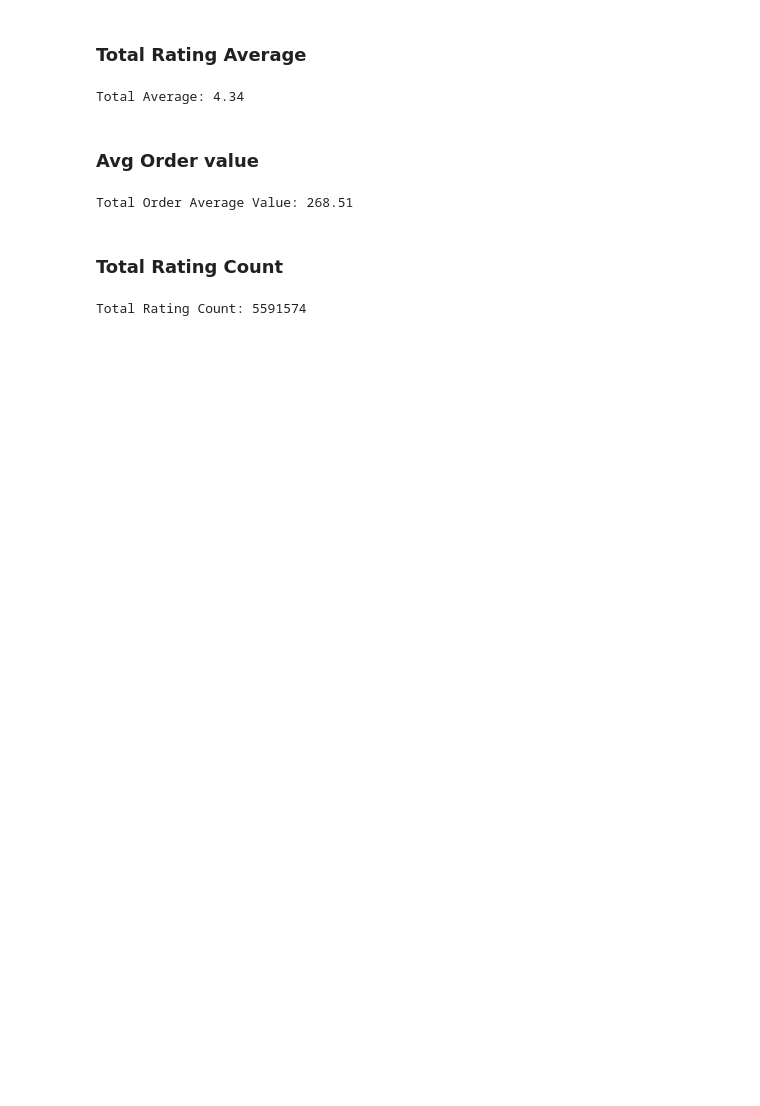
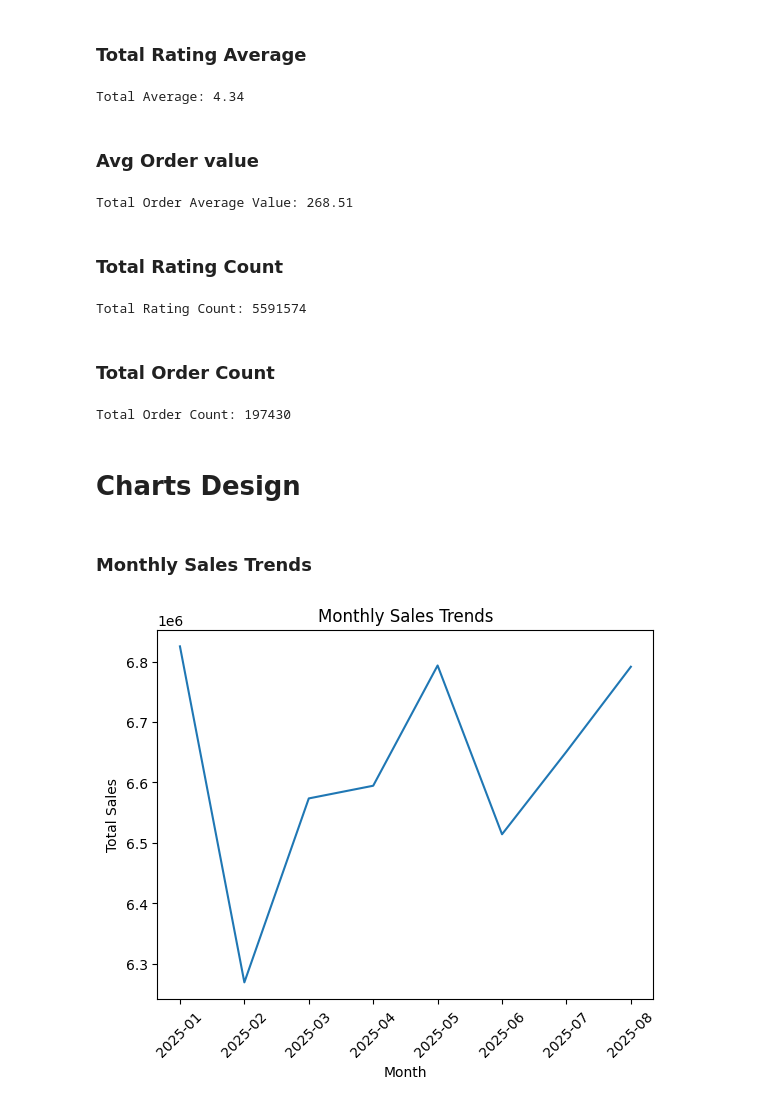
Before and after one commit to bhavsarsahil/Data_Anaylst_Practice, a Jupyter notebook: Data_Analyst_Practice/Power Bi Dashboard/Swiggy Sales Analysis/Swiggy_Sales_Analysis.ipynb, the cells around one changed output. Drawn from its saved outputs; the diff is of its cells as text; code cells hidden in the pictures; blank space fills up the shorter version.

Commit message:
complate swiggy sales

```diff
--- a/Data_Analyst_Practice/Power Bi Dashboard/Swiggy Sales Analysis/Swiggy_Sales_Analysis.ipynb
+++ b/Data_Analyst_Practice/Power Bi Dashboard/Swiggy Sales Analysis/Swiggy_Sales_Analysis.ipynb
@@ -90,3 +90,28 @@ rating_count = df["Rating Count"].sum()
 print(f"Total Rating Count: {rating_count}")
 # %% [output]
 Total Rating Count: 5591574
+# %% [markdown]
+### Total Order Count
+# %%
+order_count = df["Order Date"].count()
+# order_count = len(df)   also we can use this
+print(f"Total Order Count: {order_count}")
+# %% [output]
+Total Order Count: 197430
+# %% [markdown]
+# Charts Design
+# %% [markdown]
+### Monthly Sales Trends
+# %%
+df["Order Date"] = pd.to_datetime(df["Order Date"])
+df["YearMonth"] = df["Order Date"].dt.to_period("M").astype(str)
+monthly_revenue = df.groupby("YearMonth")["Price (INR)"].sum().reset_index()
+plt.figure()
+plt.plot(monthly_revenue["YearMonth"],monthly_revenue["Price (INR)"])
+plt.xticks(rotation=45)
+plt.xlabel("Month")
+plt.ylabel("Total Sales")
+plt.title("Monthly Sales Trends")
+plt.show()
+# %% [output]
+[figure, added]
```
Also changed, not shown: parts of 4 cells of this notebook.
